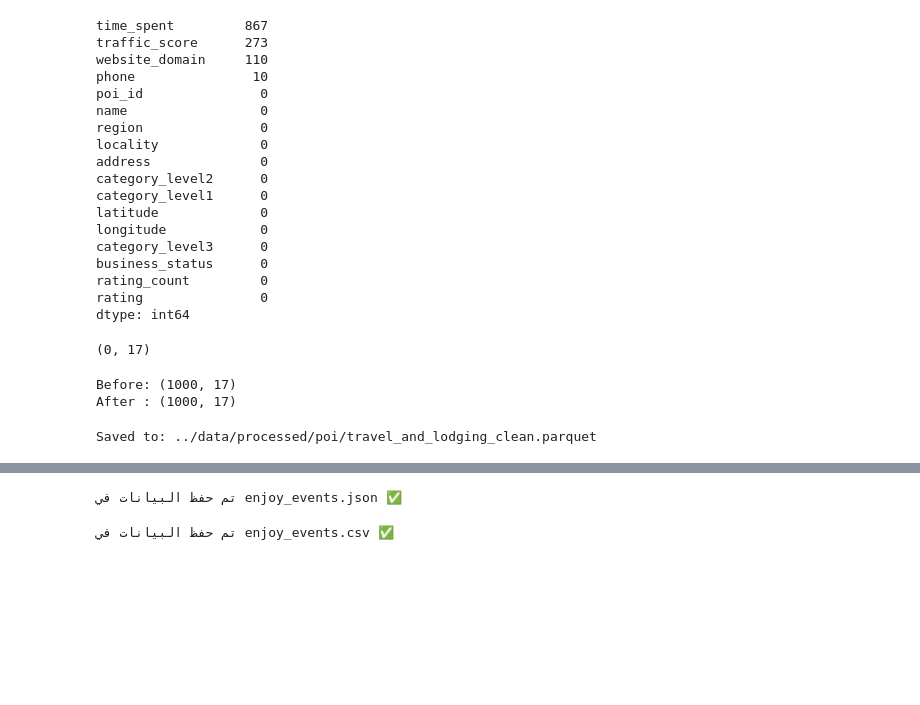
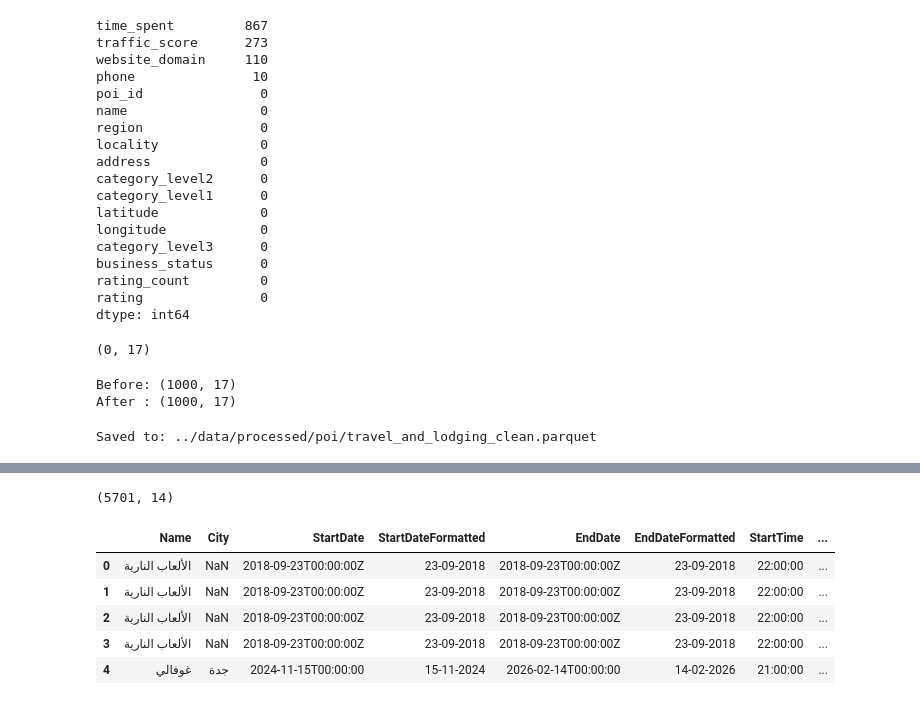
Before and after one commit to MaysAlsalum/DarbakGP, a Jupyter notebook: notebooks/01_exploration.ipynb, the cells around one changed output, grey strips where cells are left out. Cells and saved outputs as stored; diff of their text form; code cells hidden in the pictures; blank space fills up the shorter version.

```diff
--- a/notebooks/01_exploration.ipynb
+++ b/notebooks/01_exploration.ipynb
@@ -941,47 +914,15 @@ Thank you for your understanding.
-# %%
-from selenium import webdriver
-from selenium.webdriver.chrome.options import Options
-from webdriver_manager.chrome import ChromeDriverManager
-from selenium.webdriver.chrome.service import Service
-import json
-import time
-
-url = "https://enjoy.sa/api/v1/odp/events/Get"
-
-options = Options()
-options.add_argument("--start-maximized")
-
-driver = webdriver.Chrome(service=Service(ChromeDriverManager().install()), options=options)
-
-driver.get(url)
-time.sleep(5)
-
-# لأن الصفحة تطلع JSON داخل <pre>
-text = driver.find_element("tag name", "pre").text
-
-data = json.loads(text)
-
-with open("enjoy_events.json", "w", encoding="utf-8") as f:
-    json.dump(data, f, ensure_ascii=False, indent=4)
-
-print("تم حفظ البيانات في enjoy_events.json ✅")
-
-driver.quit()
-# %% [output]
-تم حفظ البيانات في enjoy_events.json ✅
-# %%
-import json
-import pandas as pd
-
-with open("enjoy_events.json", "r", encoding="utf-8") as f:
-    data = json.load(f)
-
-items = data["Data"]["Items"]
-
-df = pd.json_normalize(items)
-
-df.to_csv("enjoy_events.csv", index=False, encoding="utf-8-sig")
-
-print("تم حفظ البيانات في enjoy_events.csv ✅")
-# %% [output]
-تم حفظ البيانات في enjoy_events.csv ✅
+# %%
+import pandas as pd
+
+events_raw = pd.read_csv("../data/raw/events/events_data.csv")
+
+print(events_raw.shape)
+events_raw.head()
+# %% [output]
+(5701, 14)
+|  | Name | City | StartDate | StartDateFormatted | EndDate | EndDateFormatted | StartTime | ... |
+| 0 | الألعاب النارية | NaN | 2018-09-23T00:00:00Z | 23-09-2018 | 2018-09-23T00:00:00Z | 23-09-2018 | 22:00:00 | ... |
+| 1 | الألعاب النارية | NaN | 2018-09-23T00:00:00Z | 23-09-2018 | 2018-09-23T00:00:00Z | 23-09-2018 | 22:00:00 | ... |
+| 2 | الألعاب النارية | NaN | 2018-09-23T00:00:00Z | 23-09-2018 | 2018-09-23T00:00:00Z | 23-09-2018 | 22:00:00 | ... |
+| 3 | الألعاب النارية | NaN | 2018-09-23T00:00:00Z | 23-09-2018 | 2018-09-23T00:00:00Z | 23-09-2018 | 22:00:00 | ... |
+| 4 | غوفالي | جدة | 2024-11-15T00:00:00 | 15-11-2024 | 2026-02-14T00:00:00 | 14-02-2026 | 21:00:00 | ... |
```
Also changed, not shown: parts of 16 cells of this notebook, 4 other files.
